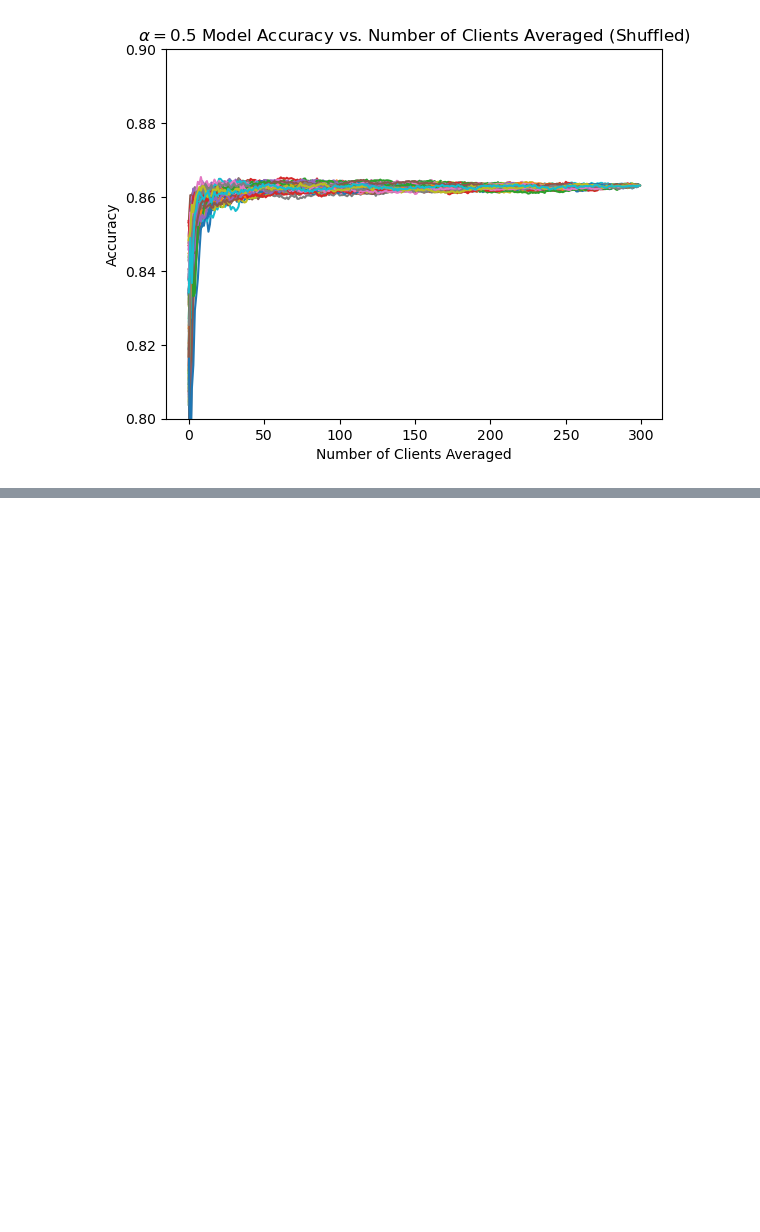
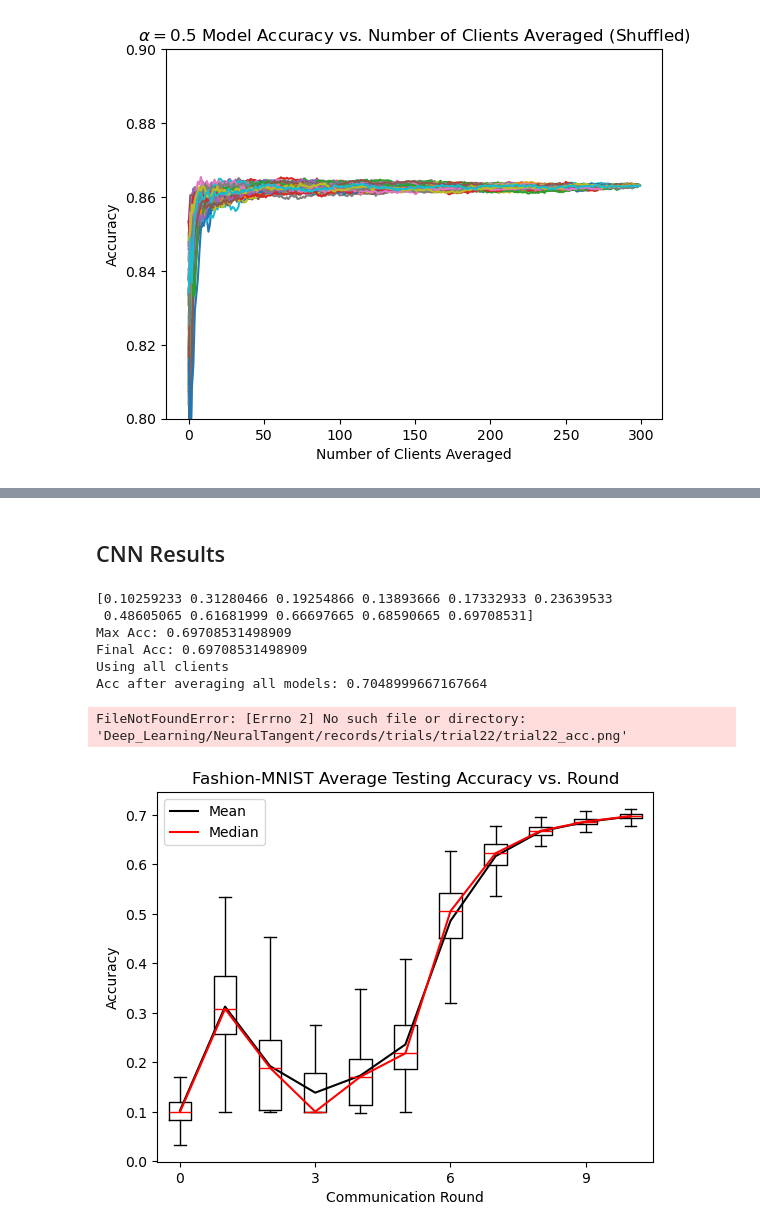
Before and after one commit to Gabe-Thomp/ntk-dfl, a Jupyter notebook: notebooks/plotting.ipynb, the cells around one changed output, grey strips where cells are left out. Saved outputs shown, nothing was run; the diff lists cells and outputs as text; code cells hidden in the pictures; blank space fills up the shorter version.

```diff
--- a/notebooks/plotting.ipynb
+++ b/notebooks/plotting.ipynb
@@ -444,0 +513,15 @@ for i in range(100):
+# %% [markdown]
+## CNN Results
+# %%
+fp = "../../records/trials/trial22/12_07_02_01.dat"
+rec = open_dat(fp)
+plot_acc_vs_round(rec, "Fashion-MNIST", boxplot=True, median=True, config=config, logger=logger, save_path=None)
+# %% [output]
+[0.10259233 0.31280466 0.19254866 0.13893666 0.17332933 0.23639533
+ 0.48605065 0.61681999 0.66697665 0.68590665 0.69708531]
+Max Acc: 0.69708531498909
+Final Acc: 0.69708531498909
+Using all clients
+Acc after averaging all models: 0.7048999667167664
+FileNotFoundError: [Errno 2] No such file or directory: 'Deep_Learning/NeuralTangent/records/trials/trial22/trial22_acc.png'
+[figure, added]
```
Also changed, not shown: parts of 13 cells of this notebook, 9 other files.
